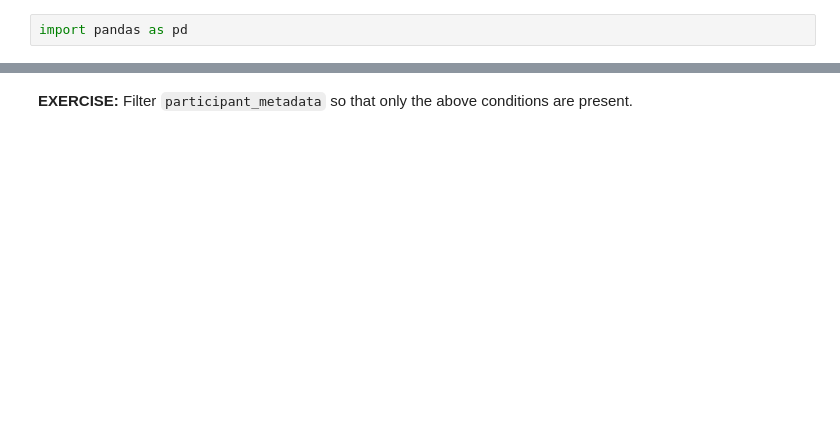
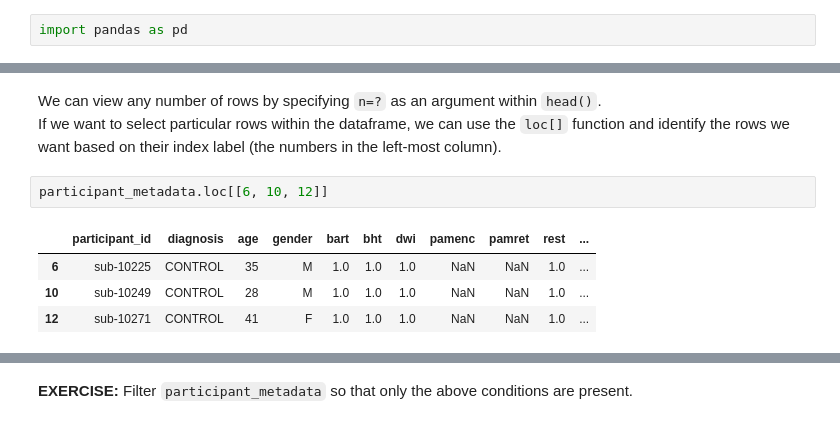
Before and after one commit to carpentries-incubator/SDC-BIDS-fMRI, a Jupyter notebook: bin/02_intro-dataset_solutions.ipynb, the cells around one changed output, grey strips where cells are left out. Drawn from its saved outputs; the diff is of its cells as text; blank space fills up the shorter version.

```diff
--- a/bin/02_intro-dataset_solutions.ipynb
+++ b/bin/02_intro-dataset_solutions.ipynb
@@ -15,0 +47,10 @@ participant_metadata
+# %% [markdown]
+We can view any number of rows by specifying `n=?` as an argument within `head()`.
+If we want to select particular rows within the dataframe, we can use the `loc[]` function and identify the rows we want based on their index label (the numbers in the left-most column).
+# %%
+participant_metadata.loc[[6, 10, 12]]
+# %% [output]
+|  | participant_id | diagnosis | age | gender | bart | bht | dwi | pamenc | pamret | rest | ... |
+| 6 | sub-10225 | CONTROL | 35 | M | 1.0 | 1.0 | 1.0 | NaN | NaN | 1.0 | ... |
+| 10 | sub-10249 | CONTROL | 28 | M | 1.0 | 1.0 | 1.0 | NaN | NaN | 1.0 | ... |
+| 12 | sub-10271 | CONTROL | 41 | F | 1.0 | 1.0 | 1.0 | NaN | NaN | 1.0 | ... |
```
Also changed, not shown: parts of 60 cells of this notebook.
